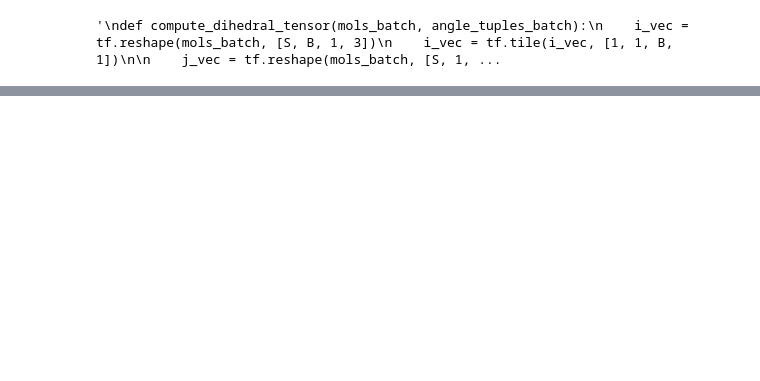
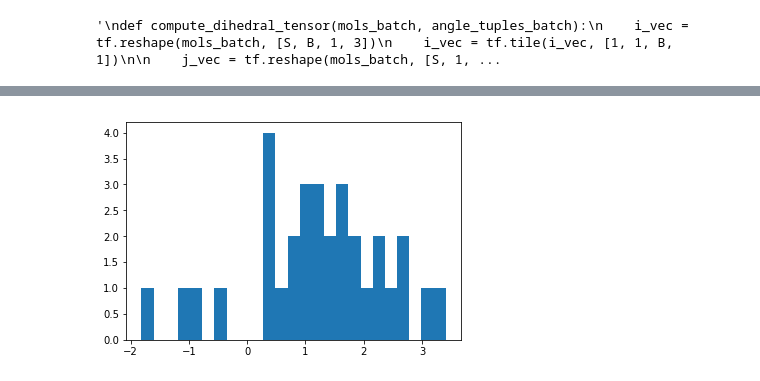
Before and after one commit to pandegroup/DCGAN-tensorflow, a Jupyter notebook: dihedral_xyz_gan_mk1.ipynb, the cells around one changed output, grey strips where cells are left out. Cells and saved outputs as stored; diff of their text form; code cells hidden in the pictures; blank space fills up the shorter version.

```diff
--- a/dihedral_xyz_gan_mk1.ipynb
+++ b/dihedral_xyz_gan_mk1.ipynb
@@ -207,6 +223,8 @@ with tf.device('/gpu:0'):
     rot_vectors = tf.placeholder(tf.float32, shape=[S, D, 3])
     atom_index_of_bond = tf.placeholder(tf.float32, shape=[S, D, B])
     subgraph = tf.placeholder(tf.float32, shape=[S, D, B, B])
+
+    phase = tf.placeholder(tf.bool)
 # %%
 #adapted from: http://stackoverflow.com/questions/37009647/compute-pairwise-distance-in-a-batch-without-replicating-tensor-in-tensorflow
 def compute_distance_matrix(A):
@@ -301,7 +322,7 @@ def adjacency_conv_layer(x, W, b, adj, clades, L_in, L_out, layer_idx, S, B):
 
         h = tf.matmul(h, W, name="adjconv_%d" %layer_idx) + b
 
-        h = tf.nn.tanh(h)
+        h = tf.nn.sigmoid(h)
         h = tf.reshape(h, (S, B, L_out), name="adj_reshape_2_%d" %layer_idx)
 
         h = tf.matmul(clades, h)
@@ -545,8 +602,7 @@ def discriminator(W_list, b_list, h_list, L_list, n_layers, mol_real, mol_gen, d
 # %%
 
-theta_D = DW_list[:n_layers] + Db_list[:n_layers] + [d_w1_ini, d_b1, d_w2_ini, d_b2, dd_w1, dd_b1, dd_w2, dd_b2, lam1]
-
-theta_G =  GW_list[:n_layers] + Gb_list[:n_layers] + [g_w1_ini, g_b1, g_w2_ini, g_b2, g_w3_ini, g_b3, f_w1, f_b1]
+theta_D = DW_list[:n_layers] + Db_list[:n_layers] + [d_w1_ini, d_b1, d_w2_ini, d_b2, dd_w1, dd_b1, dd_w2, dd_b2, f_dw1, f_db1, lam1] + [n for n in tf.trainable_variables() if "dbn" in str(n)]
+theta_G =  GW_list[:n_layers] + Gb_list[:n_layers] + [g_w1_ini, g_b1, g_w2_ini, g_b2, g_w3_ini, g_b3, f_gw1, f_gb1] + [n for n in tf.trainable_variables() if "gbn" in str(n)]
 # %%
 import time
 
@@ -647,7 +729,6 @@ def construct_feed_dict(X, start=None,
     atom_index_of_bond_batch = [X[idx][5] for idx in inds]
     rot_vectors_batch = [X[idx][6] for idx in inds]
 
-
     feed_dict = {x: A_batch,
                  adj_matrix: atom_adj_batch,
                  mol_xyz: mol_xyz_batch,
@@ -656,7 +737,8 @@ def construct_feed_dict(X, start=None,
                  subgraph: subgraph_batch,
                  atom_index_of_bond: atom_index_of_bond_batch,
                  rot_vectors: rot_vectors_batch,
-                 keep_prob: keep_prob_val
+                 keep_prob: keep_prob_val,
+                 phase: train
                 }
     t = time.time()-a
     #print("Construct feed dict: %f" %(t))
@@ -688,3 +774,74 @@ def generate_molecule(mol_file, new_coords, new_file):
     for i in range(mol.GetNumAtoms()):
         c.SetAtomPosition(i, new_coords[i].tolist())
     Chem.MolToMolFile(mol, new_file)
+# %%
+every = 1000
+train_dataset = features[:32]
+#train_dataset = features[:1]*S
+n_train = len(train_dataset)
+
+for it in range(1000000):
+    a = time.time()
+    random.shuffle(train_dataset)
+
+    batch_sched = list(range(0, n_train+1,S))
+    for j in range(0, len(batch_sched)-1):
+        start = batch_sched[j]
+        stop = batch_sched[j+1]
+
+
+        feed_dict = construct_feed_dict(train_dataset, start, stop)
+
+        _, D_loss_curr = sess.run(
+            [D_solver, D_loss] + d_ops, feed_dict=feed_dict)[0:2]
+
+        _, G_loss_curr = sess.run([G_solver, G_loss] + g_ops, feed_dict=feed_dict)[0:2]
+
+        d_losses.append(D_loss_curr)
+        g_losses.append(G_loss_curr)
+
+    if it % every == 0:
+
+        print(time.time()-a)
+        print("Training epoch %d" %it)
+
+        print('Iter: {}'.format(it))
+        print('D loss: {:.4}'. format(D_loss_curr))
+        print('G_loss: {:.4}'.format(G_loss_curr))
+        feed_dict = construct_feed_dict(features[:1]*S, 0, S, shuffle_inds=False, keep_prob_val=1., train=False)
+
+        print("4wks:\n")
+
+        print("real:")
+        print(feed_dict[mol_xyz][0][:4])
+        print("fake:")
+        print(sess.run(G_sample, feed_dict=feed_dict)[0][:4])
+        print("fake:")
+        print(sess.run(rot_mat_i, feed_dict=feed_dict))
+
+        print(np.mean(sess.run(dihed_tensor, feed_dict=feed_dict)[:, 0]))
+        print(np.mean(sess.run(dihed, feed_dict=feed_dict)[:, 0]))
+        plt.hist(sess.run(dihed, feed_dict=feed_dict)[:, 0], bins=25)
+        plt.show()
+
+
+        generate_molecule(features[0][0], sess.run(G_sample, feed_dict=feed_dict)[0], "/home/evan/Documents/deep_docking/dcgan_pg/DCGAN-tensorflow/generated_mols/%s_test%d.mol" %(features[0][0].split(".")[0].split("/")[-1], it))
+
+        print("Butane:\n")
+        feed_dict = construct_feed_dict(features[len(features)-32:], 0, S, shuffle_inds=False, keep_prob_val=1., train=False)
+        plt.hist(sess.run(dihed, feed_dict=feed_dict)[:, 0], bins=25)
+        plt.show()
+        #generate_molecule(features[1][0], sess.run(G_sample, feed_dict=feed_dict)[1], "/home/evan/Documents/deep_docking/dcgan_pg/DCGAN-tensorflow/generated_mols/%s_test%d.mol" %(features[1][0].split(".")[0].split("/")[-1], it))
+
+        #feed_dict = construct_feed_dict(features, len(features)-S, len(features), shuffle_inds=False, keep_prob_val=1.)
+        #generate_molecule(features[-1][0], sess.run(G_sample, feed_dict=feed_dict)[0], "/home/evan/Documents/deep_docking/dcgan_pg/DCGAN-tensorflow/generated_mols/%s_test%d.mol" %(features[-1][0].split(".")[0].split("/")[-1], it))
+
+
+
+
+        #print("output_i")
+        #print(sess.run(G_sample_output_i, feed_dict=feed_dict))
+        #print(sess.run(G_sample, feed_dict=feed_dict))
+
+    #random.shuffle(train_dataset)
+# %% [output]
@@ -690,0 +865 @@ def generate_molecule(mol_file, new_coords, new_file):
+[figure, added]
```
Also changed, not shown: parts of 22 cells of this notebook.
